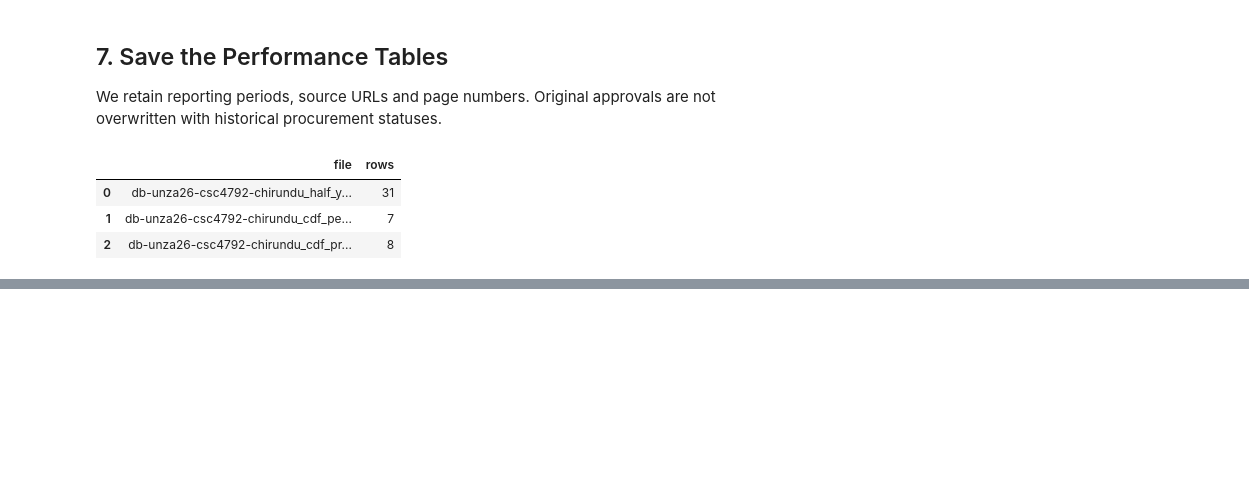
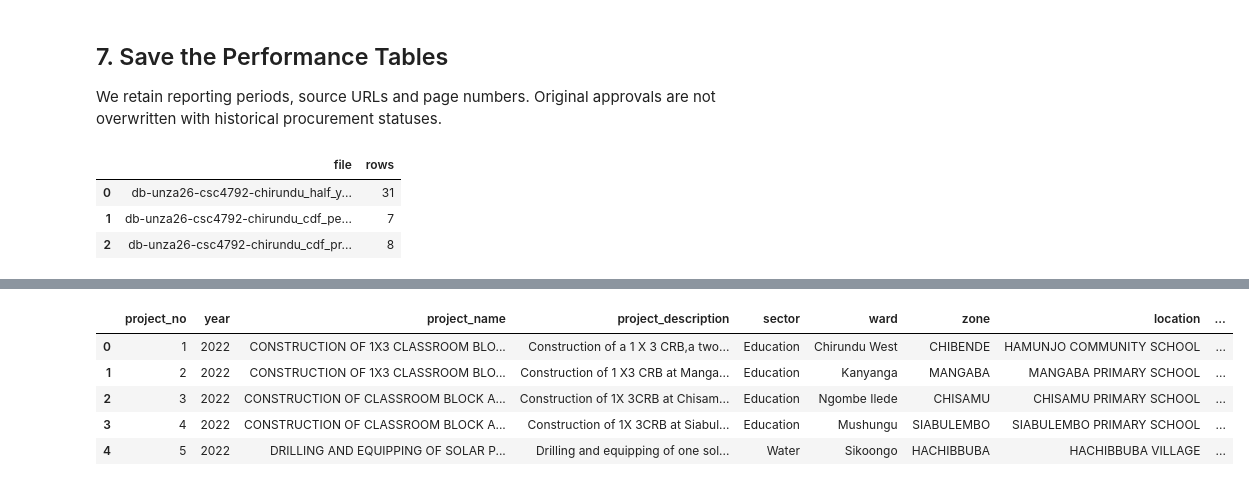
Before and after one commit to Arthur-Chipeta/chirundu-town-council-cdf-financial-dataset, a Jupyter notebook: notebooks/chirundu_cdf_project.ipynb, the cells around one changed output, grey strips where cells are left out. Cells and saved outputs as stored; diff of their text form; code cells hidden in the pictures; blank space fills up the shorter version.

Commit message:
Add CDF finance procurement datasets and extraction work

```diff
--- a/notebooks/chirundu_cdf_project.ipynb
+++ b/notebooks/chirundu_cdf_project.ipynb
@@ -1155,0 +2749,7 @@ display(pd.DataFrame(saved_performance))
+# %%
+var_file_path = ROOT / 'data/processed/cdf_projects/db-unza26-csc4792-chirundu_cdf_approved_projects_2022_2026.csv'
+var_df = pd.read_csv(var_file_path, sep='|')
+
+print(f'Dataset shape: {var_df.shape}')
+print(f'Number of rows: {var_df.shape[0]}')
+print(f'Number of columns: {var_df.shape[1]}')
@@ -1155,0 +2764,9 @@ display(pd.DataFrame(saved_performance))
+# %%
+var_df.head()
+# %% [output]
+|  | project_no | year | project_name | project_description | sector | ward | zone | location | ... |
+| 0 | 1 | 2022 | CONSTRUCTION OF 1X3 CLASSROOM BLO... | Construction of a 1 X 3 CRB,a two... | Education | Chirundu West | CHIBENDE | HAMUNJO COMMUNITY SCHOOL | ... |
+| 1 | 2 | 2022 | CONSTRUCTION OF 1X3 CLASSROOM BLO... | Construction of 1 X3 CRB at Manga... | Education | Kanyanga | MANGABA | MANGABA PRIMARY SCHOOL | ... |
+| 2 | 3 | 2022 | CONSTRUCTION OF CLASSROOM BLOCK A... | Construction of 1X 3CRB at Chisam... | Education | Ngombe Ilede | CHISAMU | CHISAMU PRIMARY SCHOOL | ... |
+| 3 | 4 | 2022 | CONSTRUCTION OF CLASSROOM BLOCK A... | Construction of 1X 3CRB at Siabul... | Education | Mushungu | SIABULEMBO | SIABULEMBO PRIMARY SCHOOL | ... |
+| 4 | 5 | 2022 | DRILLING AND EQUIPPING OF SOLAR P... | Drilling and equipping of one sol... | Water | Sikoongo | HACHIBBUBA | HACHIBBUBA VILLAGE | ... |
```
Also changed, not shown: parts of 23 cells of this notebook, 43 other files.
